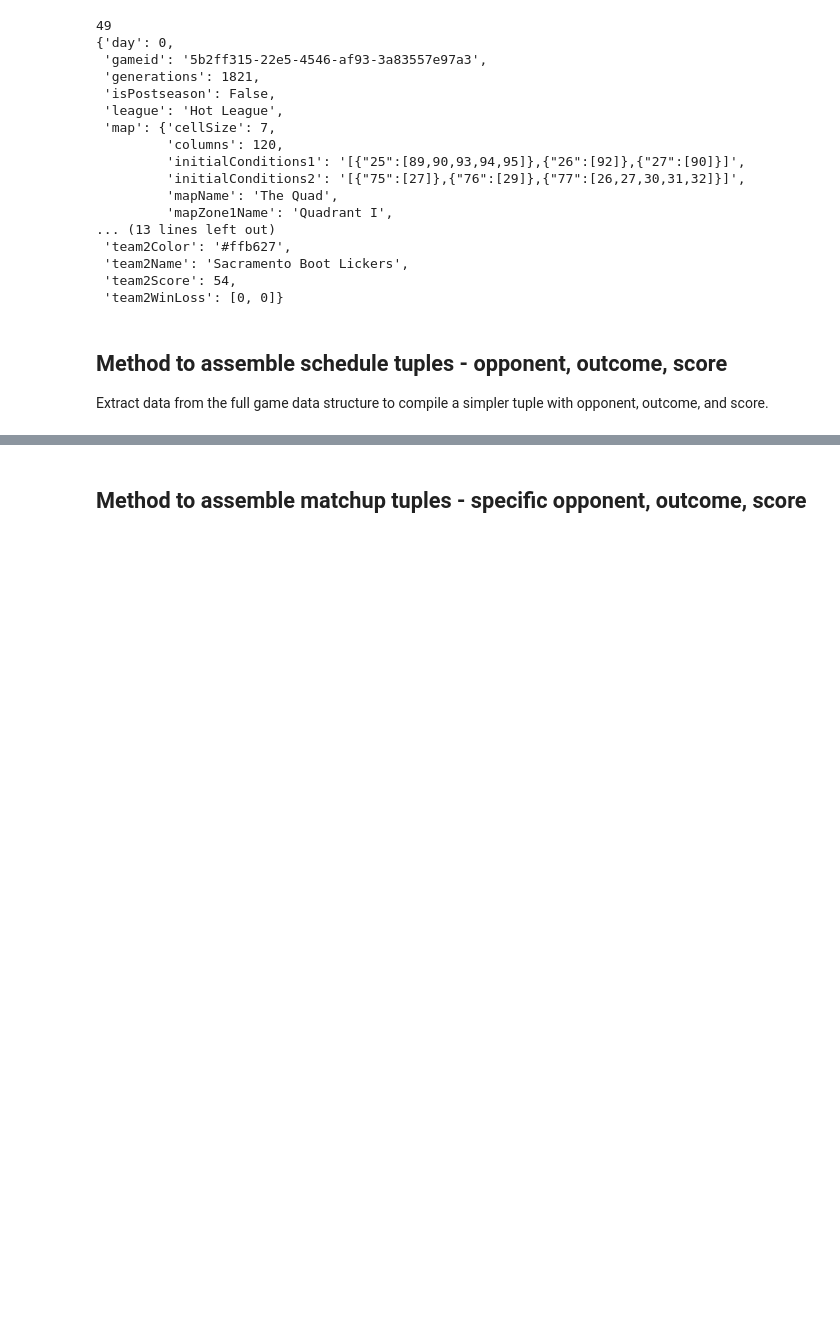
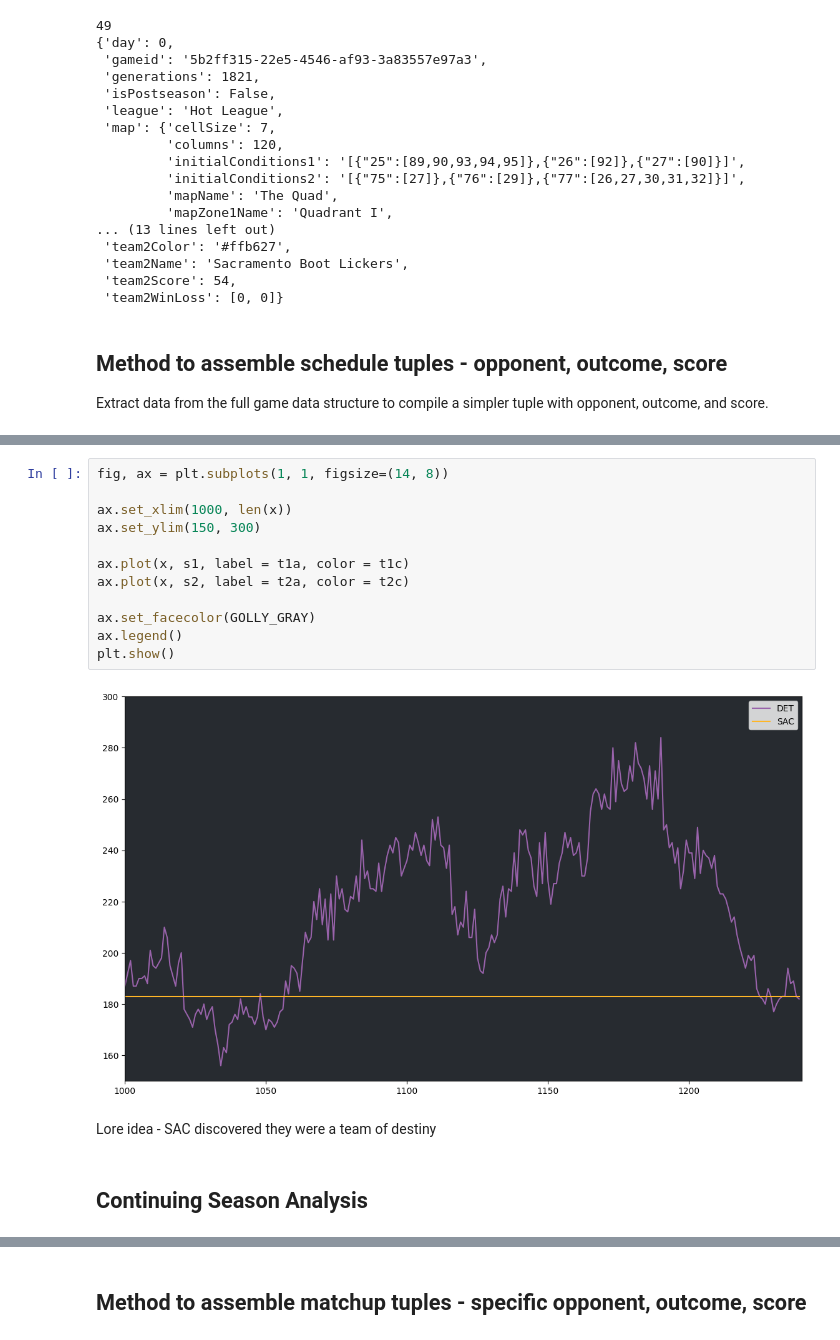
Before and after one commit to golly-splorts/golly-spice, a Jupyter notebook: nb/SAC_Analysis.ipynb, the cells around one changed output, grey strips where cells are left out. Drawn from its saved outputs; the diff is of its cells as text; blank space fills up the shorter version.

Commit message:
update sac analysis

```diff
--- a/nb/SAC_Analysis.ipynb
+++ b/nb/SAC_Analysis.ipynb
@@ -166,3 +262,21 @@ Schedule for SAC, Season 4
+# %%
+fig, ax = plt.subplots(1, 1, figsize=(14, 8))
+
+ax.set_xlim(1000, len(x))
+ax.set_ylim(150, 300)
+
+ax.plot(x, s1, label = t1a, color = t1c)
+ax.plot(x, s2, label = t2a, color = t2c)
+
+ax.set_facecolor(GOLLY_GRAY)
+ax.legend()
+plt.show()
+# %% [output]
+[figure, added]
+# %% [markdown]
+Lore idea - SAC discovered they were a team of destiny
+# %% [markdown]
+## Continuing Season Analysis
 # %%
 print_sched_tuples(ABBR, 13)
 # %% [output]
```
Also changed, not shown: parts of 23 cells of this notebook.
